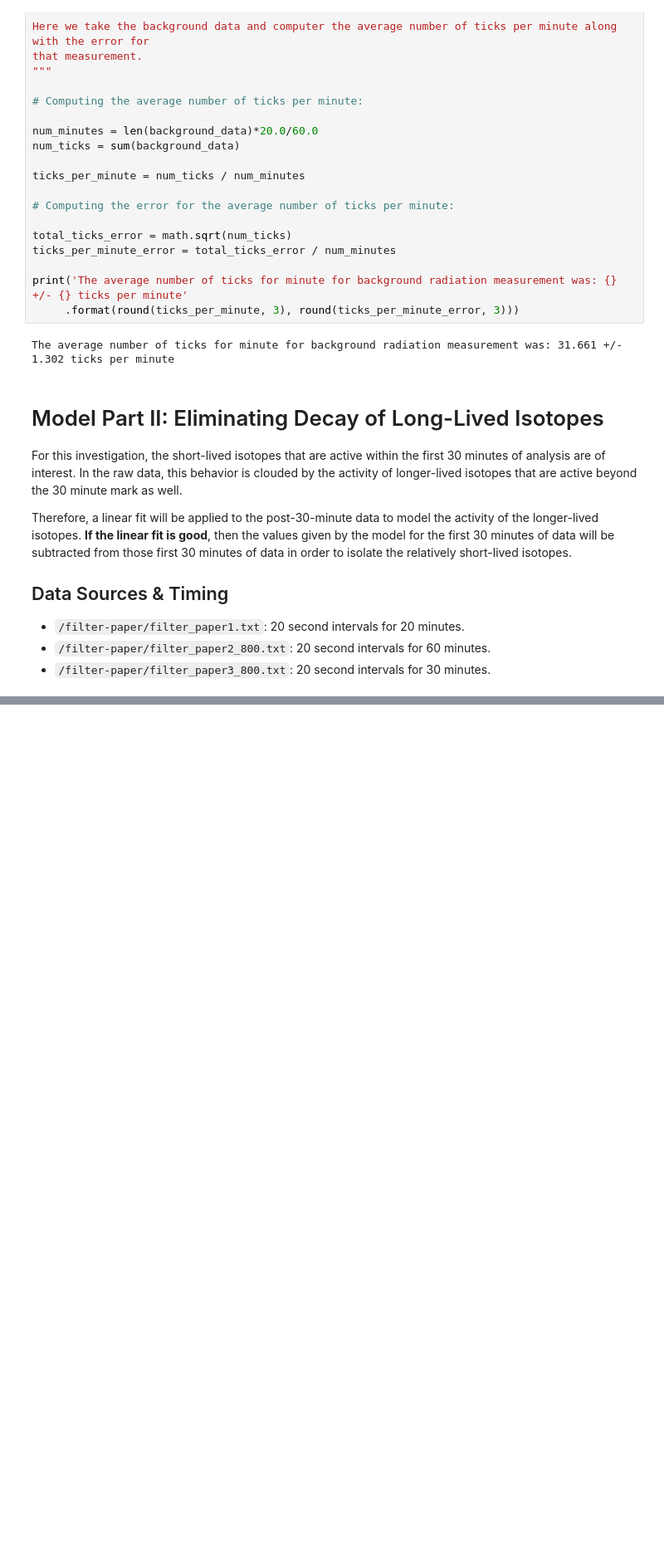
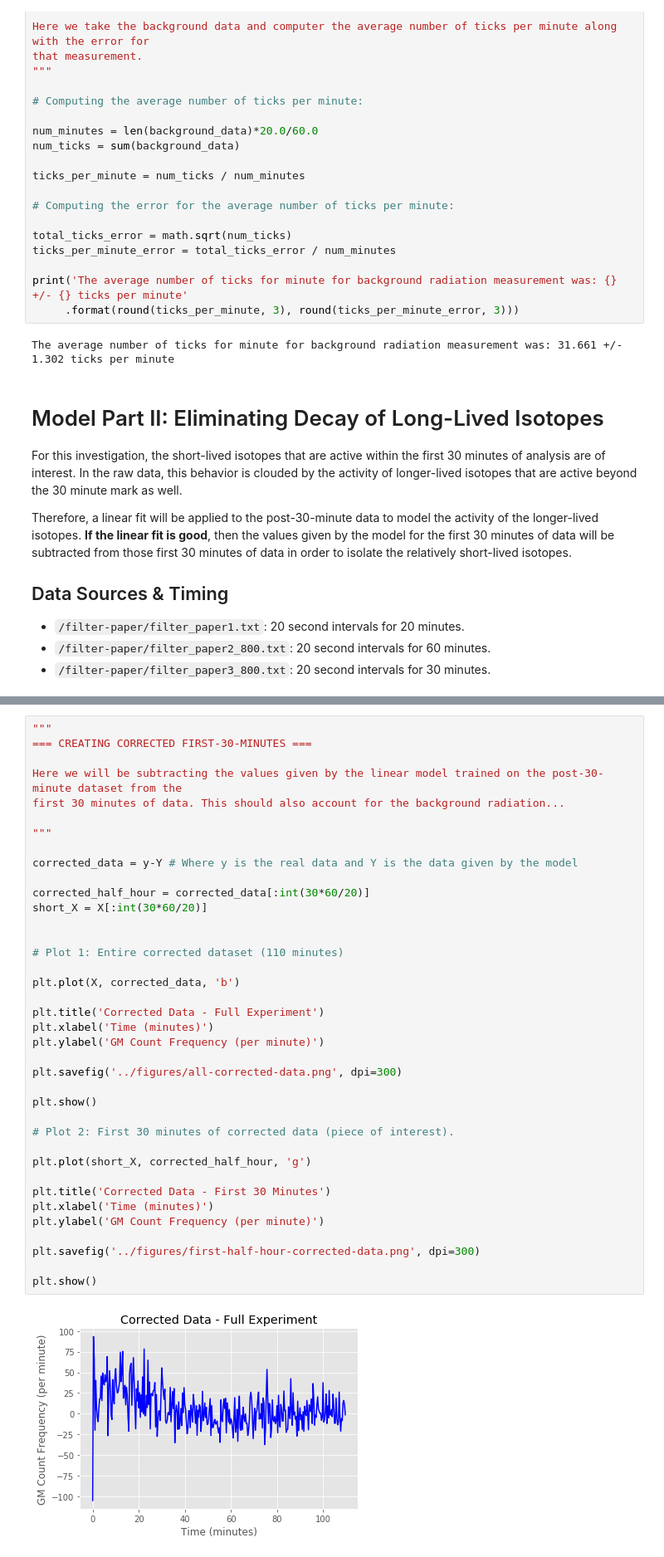
Before and after one commit to amanb2000/Radioactivity_Analysis, a Jupyter notebook: notebooks/Radioactivity_In_Air.ipynb, the cells around one changed output, grey strips where cells are left out. Shown at 83% size. Cells and saved outputs as stored; diff of their text form; blank space fills up the shorter version.

```diff
--- a/notebooks/Radioactivity_In_Air.ipynb
+++ b/notebooks/Radioactivity_In_Air.ipynb
@@ -442,0 +522,40 @@ Length of the output list is 330 making for a total recorded time of 110.0 minut
+# %%
+"""
+=== CREATING CORRECTED FIRST-30-MINUTES ===
+
+Here we will be subtracting the values given by the linear model trained on the post-30-minute dataset from the
+first 30 minutes of data. This should also account for the background radiation...
+
+"""
+
+corrected_data = y-Y # Where y is the real data and Y is the data given by the model
+
+corrected_half_hour = corrected_data[:int(30*60/20)]
+short_X = X[:int(30*60/20)]
+
+
+# Plot 1: Entire corrected dataset (110 minutes)
+
+plt.plot(X, corrected_data, 'b')
+
+plt.title('Corrected Data - Full Experiment')
+plt.xlabel('Time (minutes)')
+plt.ylabel('GM Count Frequency (per minute)')
+
+plt.savefig('../figures/all-corrected-data.png', dpi=300)
+
+plt.show()
+
+# Plot 2: First 30 minutes of corrected data (piece of interest).
+
+plt.plot(short_X, corrected_half_hour, 'g')
+
+plt.title('Corrected Data - First 30 Minutes')
+plt.xlabel('Time (minutes)')
+plt.ylabel('GM Count Frequency (per minute)')
+
+plt.savefig('../figures/first-half-hour-corrected-data.png', dpi=300)
+
+plt.show()
+# %% [output]
+[figure, added]
```
Also changed, not shown: parts of 6 cells of this notebook, 5 other files.
